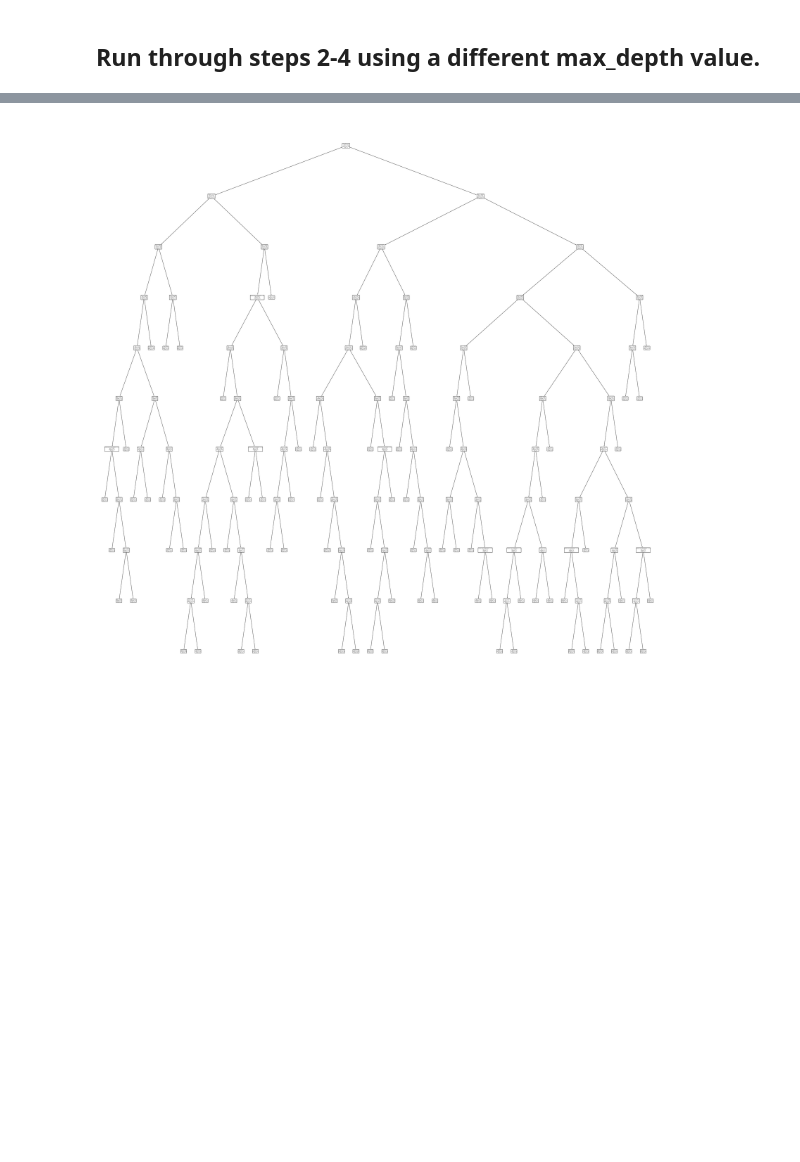
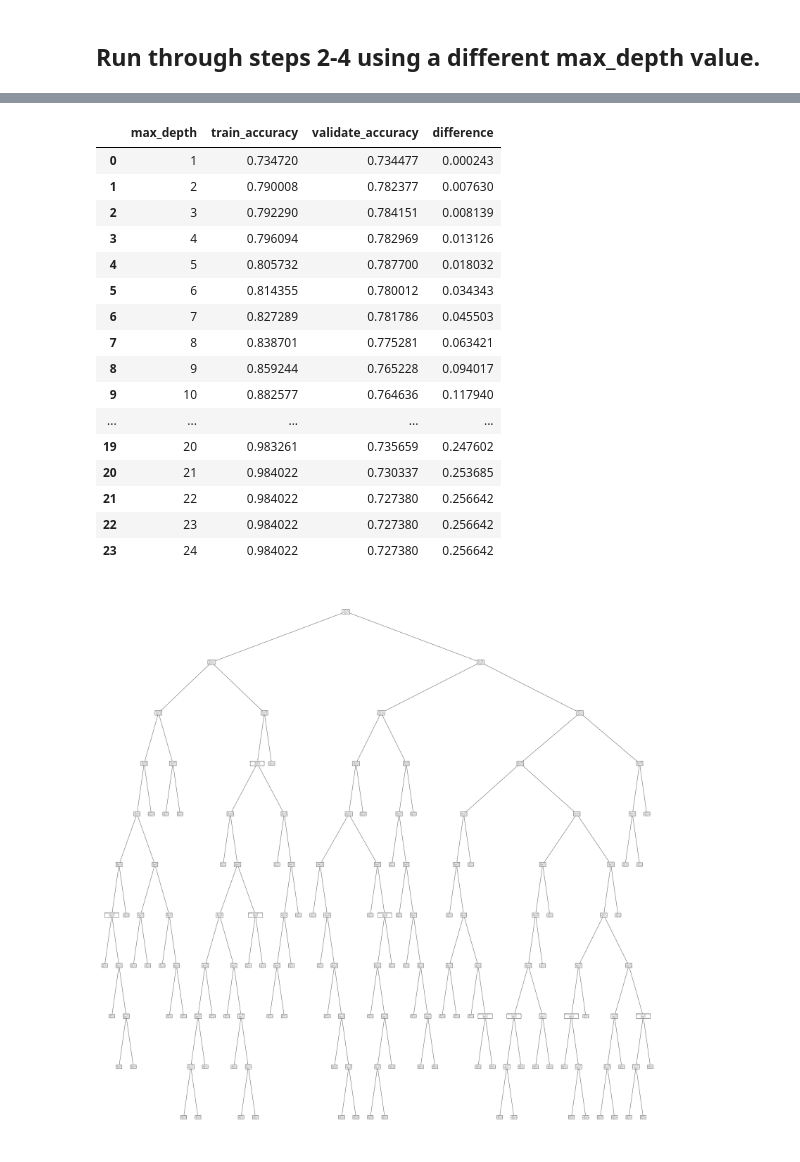
Before and after one commit to Andy-Jensen/classification-exercises, a Jupyter notebook: decision_tree.ipynb, the cells around one changed output, grey strips where cells are left out. Drawn from its saved outputs; the diff is of its cells as text; code cells hidden in the pictures; blank space fills up the shorter version.

```diff
--- a/decision_tree.ipynb
+++ b/decision_tree.ipynb
@@ -182,2 +208,13 @@ False negative rate: 14.49%
 # %% [markdown]
 ## Run through steps 2-4 using a different max_depth value.
+# %%
+#for loop to show the results of different depths of decision trees
+
+for i in range(1,21):
+    trees= DecisionTreeClassifier(max_depth=i, random_state=8675309)
+    trees = trees.fit(X_train, y_train)
+    y_preds = trees.predict(X_train)
+    report= classification_report(y_train, y_preds, output_dict=True)
+    print(f'Tree with max depth of {i}')
+    print (pd.DataFrame(report))
+    print()
@@ -184,3 +239,39 @@ False negative rate: 14.49%
+# %%
+metrics= []
+
+for i in range (1,25):
+    tree= DecisionTreeClassifier(max_depth=i, random_state=8675309)
+    tree= tree.fit(X_train, y_train)
+    in_sample_accuracy= tree.score(X_train, y_train)
+    out_of_sample_accuracy= tree.score(X_val, y_val)
+
+    output= {'max_depth': i, 'train_accuracy': in_sample_accuracy,
+             'validate_accuracy': out_of_sample_accuracy}
+
+    metrics.append(output)
+
+
+df= pd.DataFrame(metrics)
+df['difference']= df.train_accuracy - df.validate_accuracy
+df
+# %% [output]
+|  | max_depth | train_accuracy | validate_accuracy | difference |
+| 0 | 1 | 0.734720 | 0.734477 | 0.000243 |
+| 1 | 2 | 0.790008 | 0.782377 | 0.007630 |
+| 2 | 3 | 0.792290 | 0.784151 | 0.008139 |
+| 3 | 4 | 0.796094 | 0.782969 | 0.013126 |
+| 4 | 5 | 0.805732 | 0.787700 | 0.018032 |
+| 5 | 6 | 0.814355 | 0.780012 | 0.034343 |
+| 6 | 7 | 0.827289 | 0.781786 | 0.045503 |
+| 7 | 8 | 0.838701 | 0.775281 | 0.063421 |
+| 8 | 9 | 0.859244 | 0.765228 | 0.094017 |
+| 9 | 10 | 0.882577 | 0.764636 | 0.117940 |
+| ... | ... | ... | ... | ... |
+| 19 | 20 | 0.983261 | 0.735659 | 0.247602 |
+| 20 | 21 | 0.984022 | 0.730337 | 0.253685 |
+| 21 | 22 | 0.984022 | 0.727380 | 0.256642 |
+| 22 | 23 | 0.984022 | 0.727380 | 0.256642 |
+| 23 | 24 | 0.984022 | 0.727380 | 0.256642 |
 # %%
 clf2 = DecisionTreeClassifier(max_depth= 10, random_state = 8675309)
 # %%
```
Also changed, not shown: parts of 35 cells of this notebook, 4 other files.
